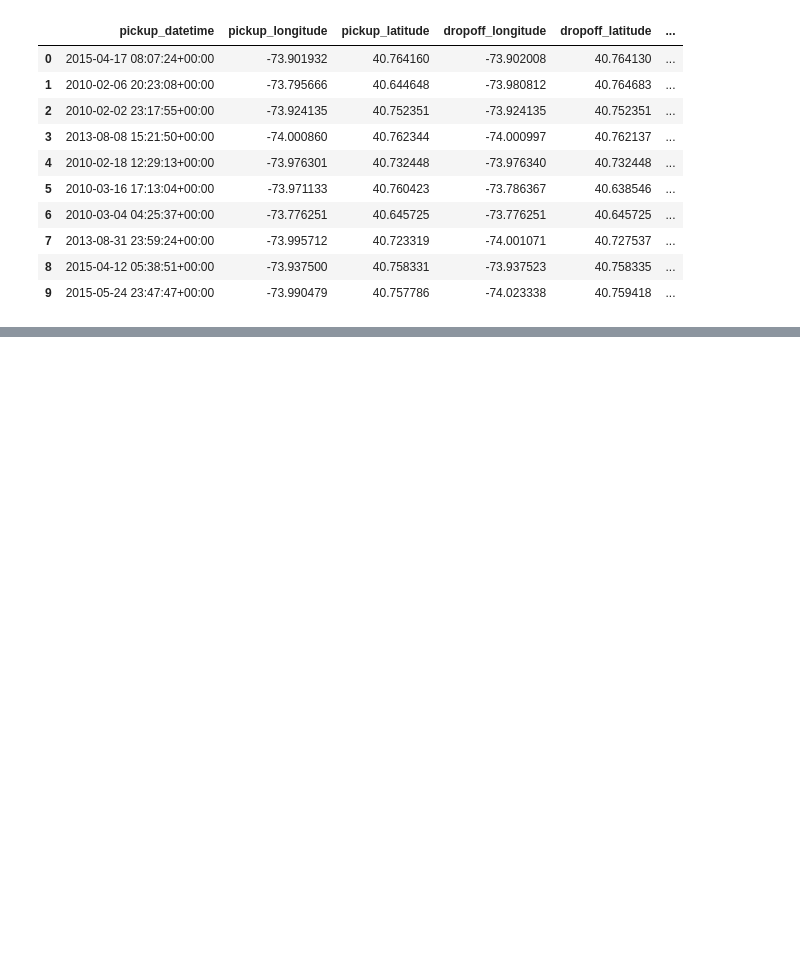
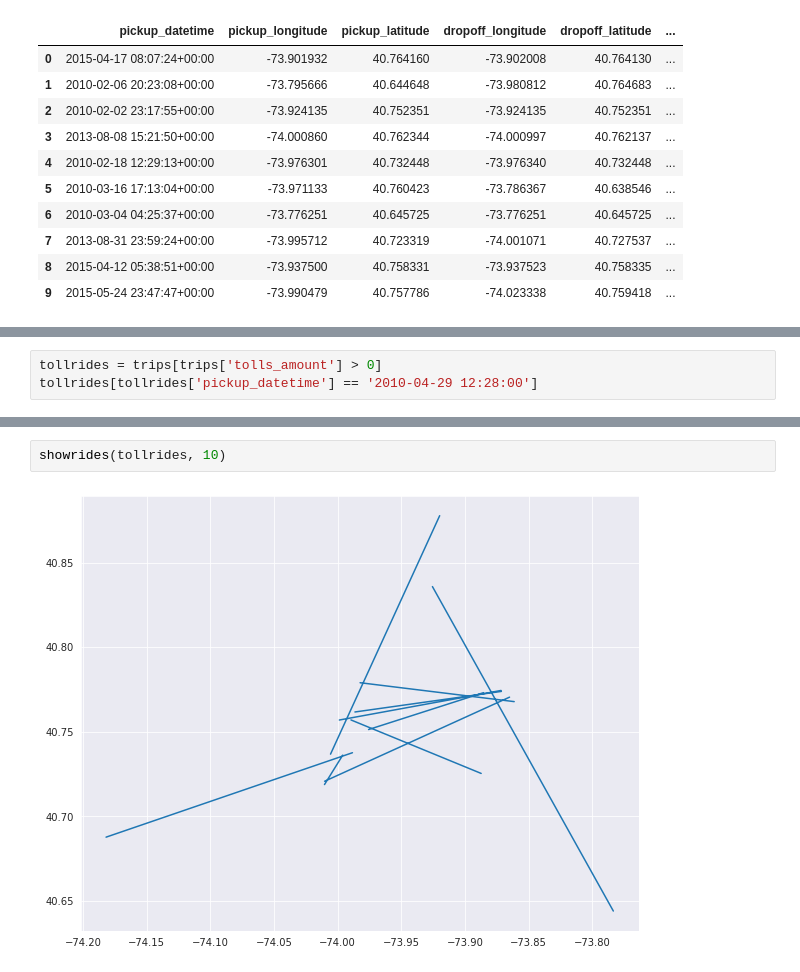
Before and after one commit to imvadzim/taxi, a Jupyter notebook: create_datasets.ipynb, the cells around one changed output, grey strips where cells are left out. Saved outputs shown, nothing was run; the diff lists cells and outputs as text; blank space fills up the shorter version.

```diff
--- a/create_datasets.ipynb
+++ b/create_datasets.ipynb
@@ -46,0 +119,3 @@ trips
+# %%
+tollrides = trips[trips['tolls_amount'] > 0]
+tollrides[tollrides['pickup_datetime'] == '2010-04-29 12:28:00']
@@ -46,0 +165,4 @@ trips
+# %%
+showrides(tollrides, 10)
+# %% [output]
+[figure, added]
```
Also changed, not shown: parts of 20 cells of this notebook.
